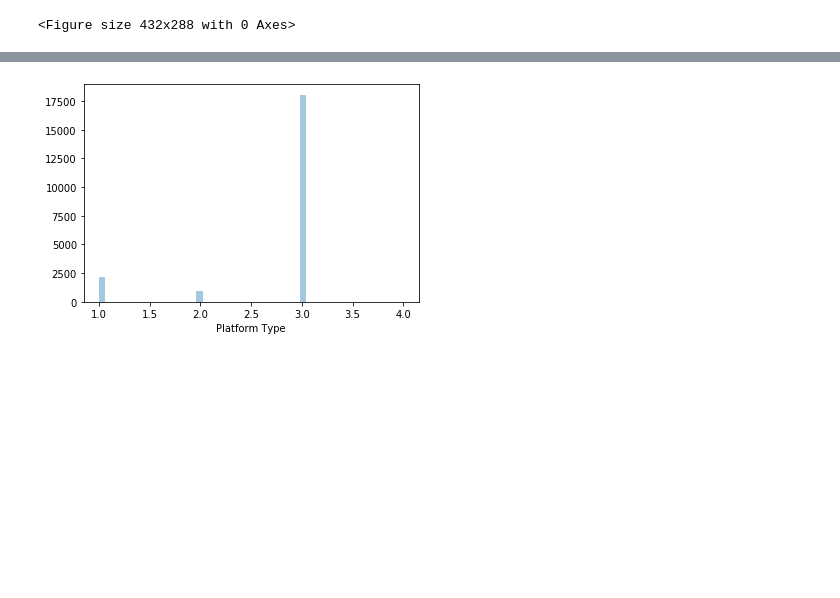
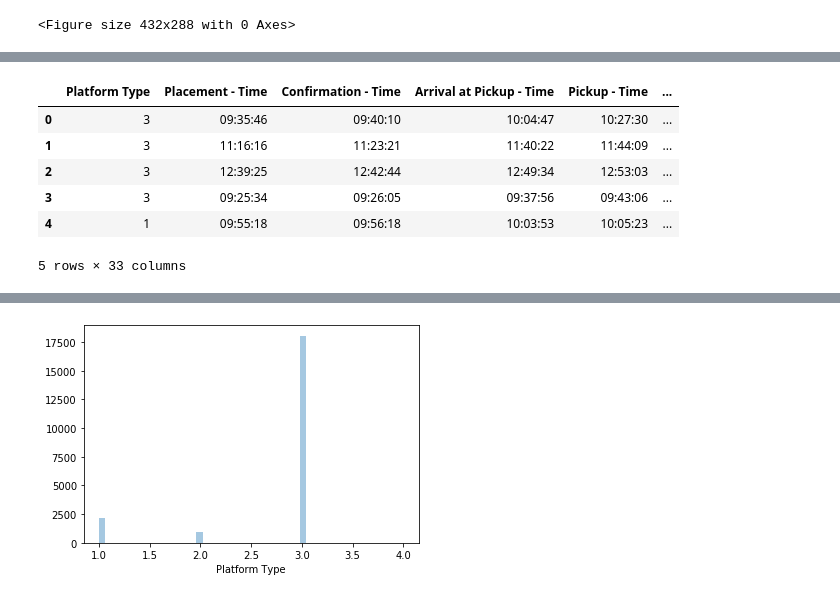
Before and after one commit to itumelengbohlale/regression_predict, a Jupyter notebook: data_preprocessing.ipynb, the cells around one changed output, grey strips where cells are left out. Drawn from its saved outputs; the diff is of its cells as text; code cells hidden in the pictures; blank space fills up the shorter version.

```diff
--- a/data_preprocessing.ipynb
+++ b/data_preprocessing.ipynb
@@ -147,0 +231,19 @@ plt.clf()
+# %%
+#Remove unnecessary columns
+data_merge.pop('Placement - Weekday (Mo = 1)')
+data_merge.pop('Confirmation - Weekday (Mo = 1)')
+data_merge.pop('Arrival at Pickup - Weekday (Mo = 1)')
+data_merge.pop('Pickup - Weekday (Mo = 1)')
+data_merge.pop('Placement - Day of Month')
+data_merge.pop('Confirmation - Day of Month')
+data_merge.pop('Arrival at Pickup - Day of Month')
+data_merge.pop('Pickup - Day of Month')
+data_merge.head()
+# %% [output]
+|  | Platform Type | Placement - Time | Confirmation - Time | Arrival at Pickup - Time | Pickup - Time | ... |
+| 0 | 3 | 09:35:46 | 09:40:10 | 10:04:47 | 10:27:30 | ... |
+| 1 | 3 | 11:16:16 | 11:23:21 | 11:40:22 | 11:44:09 | ... |
+| 2 | 3 | 12:39:25 | 12:42:44 | 12:49:34 | 12:53:03 | ... |
+| 3 | 3 | 09:25:34 | 09:26:05 | 09:37:56 | 09:43:06 | ... |
+| 4 | 1 | 09:55:18 | 09:56:18 | 10:03:53 | 10:05:23 | ... |
+5 rows × 33 columns
```
Also changed, not shown: parts of 24 cells of this notebook, 1 other file.
